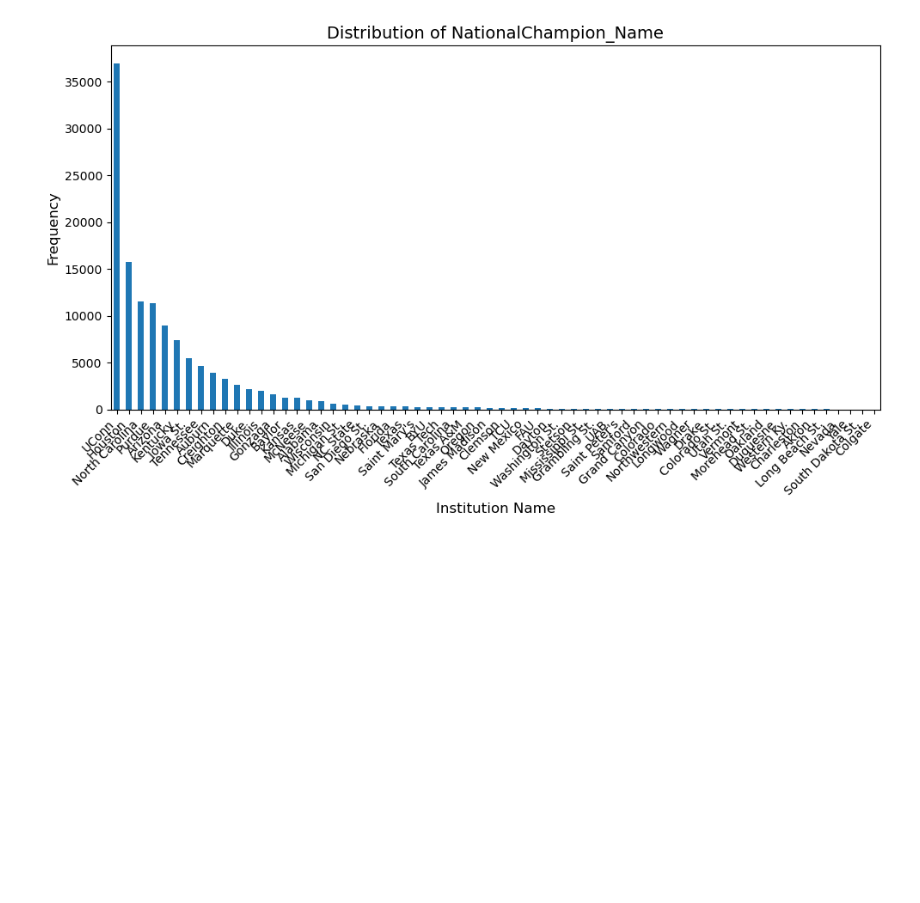
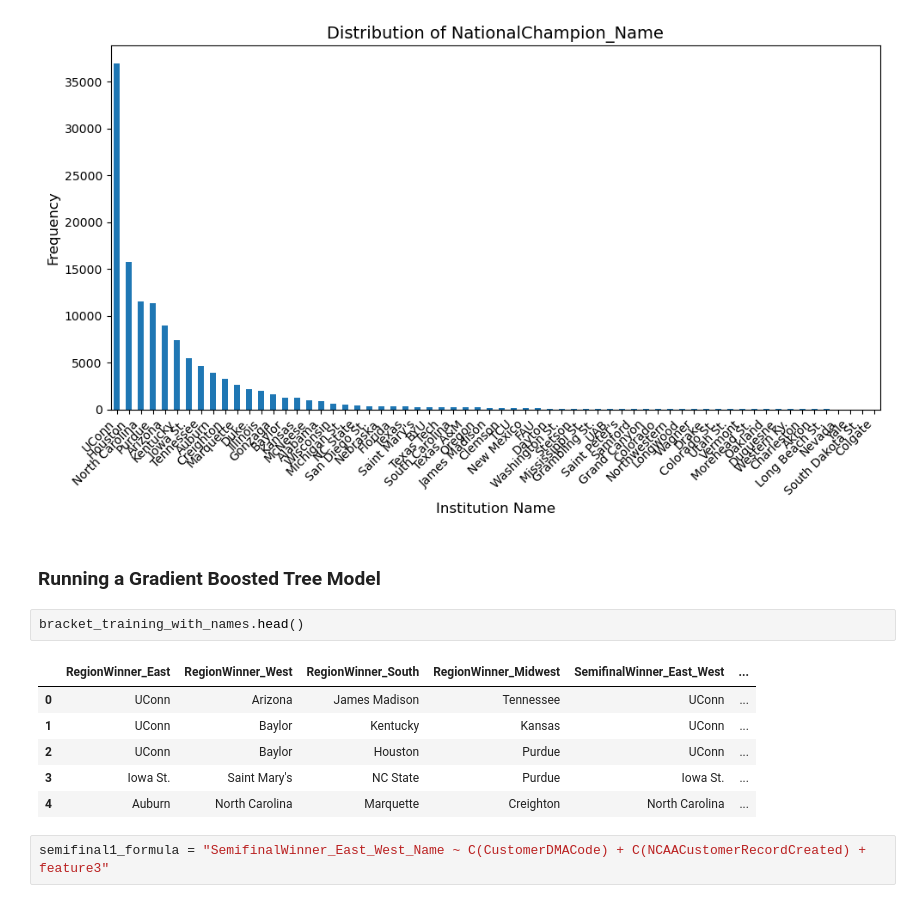
Before and after one commit to Vishnuanand77/Crossroads-Classic-Analytics-Challenge-Learning-Machine, a Jupyter notebook: EDA.ipynb, the cells around one changed output. Saved outputs shown, nothing was run; the diff lists cells and outputs as text; blank space fills up the shorter version.

```diff
--- a/EDA.ipynb
+++ b/EDA.ipynb
@@ -183,3 +181,16 @@ for col in id_columns:
 [figure]
 [figure]
 [figure]
+# %% [markdown]
+### Running a Gradient Boosted Tree Model
+# %%
+bracket_training_with_names.head()
+# %% [output]
+|  | RegionWinner_East | RegionWinner_West | RegionWinner_South | RegionWinner_Midwest | SemifinalWinner_East_West | ... |
+| 0 | UConn | Arizona | James Madison | Tennessee | UConn | ... |
+| 1 | UConn | Baylor | Kentucky | Kansas | UConn | ... |
+| 2 | UConn | Baylor | Houston | Purdue | UConn | ... |
+| 3 | Iowa St. | Saint Mary's | NC State | Purdue | Iowa St. | ... |
+| 4 | Auburn | North Carolina | Marquette | Creighton | North Carolina | ... |
+# %%
+semifinal1_formula = "SemifinalWinner_East_West_Name ~ C(CustomerDMACode) + C(NCAACustomerRecordCreated) + feature3"
```
Also changed, not shown: parts of 3 cells of this notebook, 5 other files.
